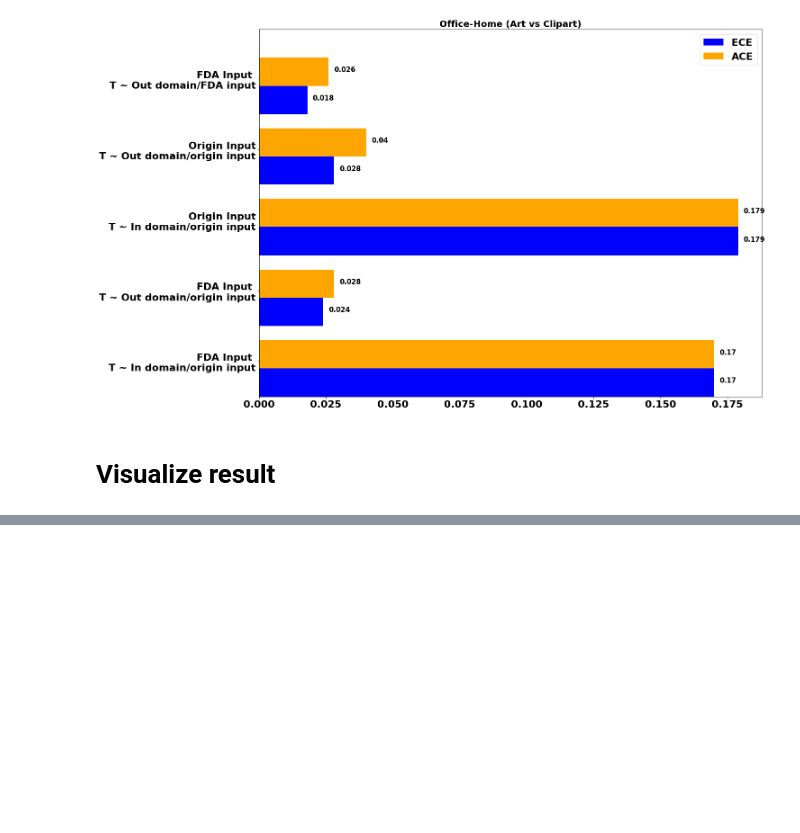
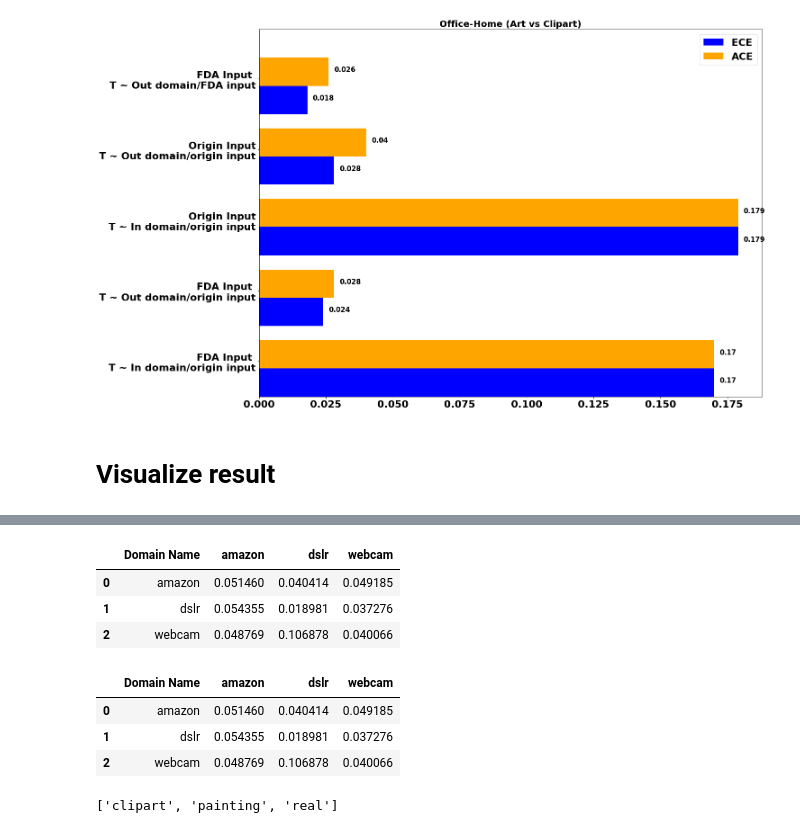
Before and after one commit to TuanAnhNguyen14111998/domain_calibration, a Jupyter notebook: src/notebook/style_transfer.ipynb, the cells around one changed output, grey strips where cells are left out. Saved outputs shown, nothing was run; the diff lists cells and outputs as text; code cells hidden in the pictures; blank space fills up the shorter version.

```diff
--- a/src/notebook/style_transfer.ipynb
+++ b/src/notebook/style_transfer.ipynb
@@ -593,0 +645,4 @@ dataframe_ece = visualize(
+# %%
+df_1 = pd.read_excel("/Users/tuananh/Downloads/result_all/resull_all_1307/result_fda/result_visualize_office/calibrate_in_domain_old/ece_entropy_calibrate_temperature_results_logits.xlsx")
+df_2 = pd.read_excel("/Users/tuananh/Downloads/result_all/resull_all_1307/result_fda/result_visualize_office/calibrate_out_domain_old/ece_entropy_calibrate_temperature_results_logits.xlsx")
+df_3 = pd.read_excel("/Users/tuananh/Downloads/result_all/resull_all_1307/result_fda/result_visualize_office/calibrate_out_domain_new/ece_entropy_calibrate_temperature_results_logits.xlsx")
@@ -593,0 +656,19 @@ dataframe_ece = visualize(
+# %%
+df_2
+# %% [output]
+|  | Domain Name | amazon | dslr | webcam |
+| 0 | amazon | 0.051460 | 0.040414 | 0.049185 |
+| 1 | dslr | 0.054355 | 0.018981 | 0.037276 |
+| 2 | webcam | 0.048769 | 0.106878 | 0.040066 |
+# %%
+df_3
+# %% [output]
+|  | Domain Name | amazon | dslr | webcam |
+| 0 | amazon | 0.051460 | 0.040414 | 0.049185 |
+| 1 | dslr | 0.054355 | 0.018981 | 0.037276 |
+| 2 | webcam | 0.048769 | 0.106878 | 0.040066 |
+# %%
+name_columns = list(dataframe_ece["method_2"].columns[1:])
+name_columns
+# %% [output]
+['clipart', 'painting', 'real']
```
Also changed, not shown: parts of 9 cells of this notebook.
